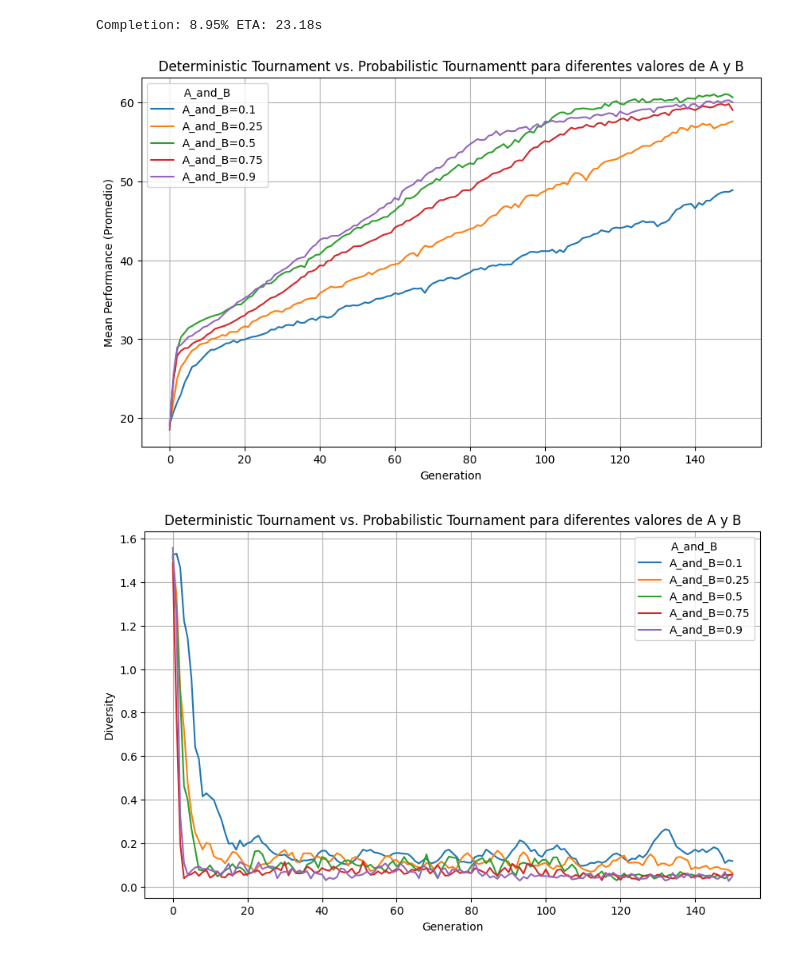
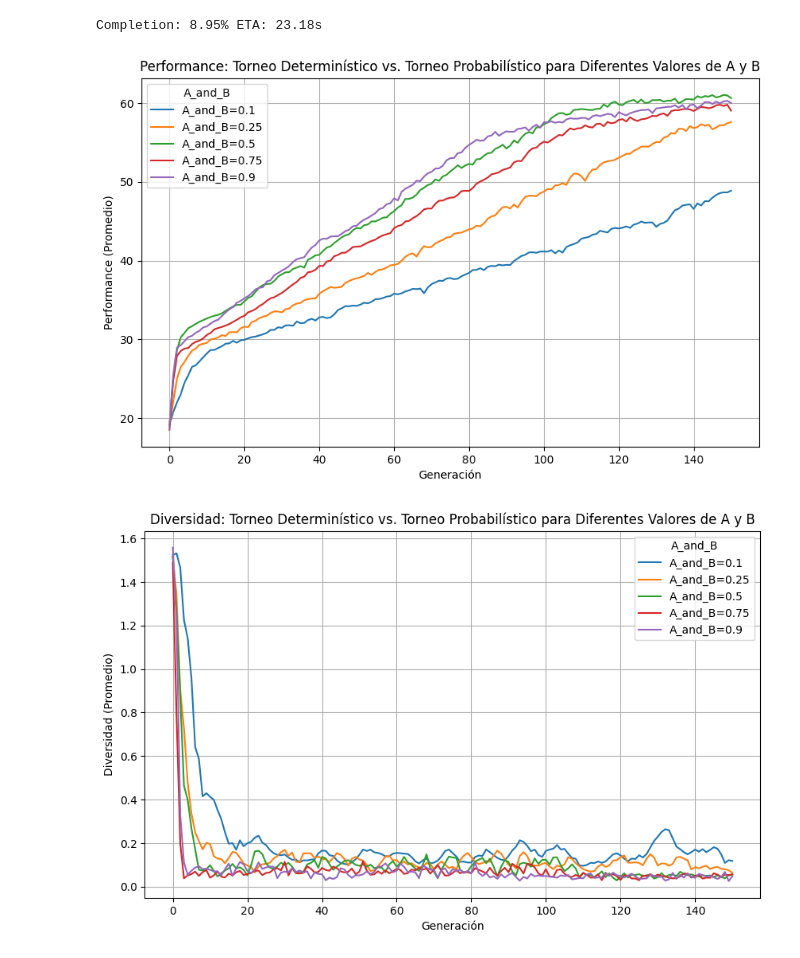
Before and after one commit to Ian-Arnott/TPs-SIA, a Jupyter notebook: Tp2/final_final_data_analysis.ipynb, the cells around one changed output. Saved outputs shown, nothing was run; the diff lists cells and outputs as text; code cells hidden in the pictures.

Commit message:
Update graphs

```diff
--- a/Tp2/final_final_data_analysis.ipynb
+++ b/Tp2/final_final_data_analysis.ipynb
@@ -509,46 +509,46 @@ for value in unique_values_A_and_B:
     plt.plot(mean_performance_avg.index, mean_performance_avg, label=f'A_and_B={value}')
 
 # Configurar etiquetas y leyenda
-plt.xlabel('Generation')
-plt.ylabel('Mean Performance (Promedio)')
-plt.title('Deterministic Tournament vs. Probabilistic Tournamentt para diferentes valores de A y B')
+plt.xlabel('Generación')
+plt.ylabel('Performance (Promedio)')
+plt.title('Performance: Torneo Determinístico vs. Torneo Probabilístico para Diferentes Valores de A y B')
 plt.legend(title='A_and_B')
 
 # Mostrar el gráfico
 plt.grid(True)
 plt.show()
 # %% [output]
-[figure, old version]
+[figure, new version]
 # %%
 import pandas as pd
 import matplotlib.pyplot as plt
 
 # Cargar el archivo CSV en un DataFrame de Pandas
 data = pd.read_csv('data/datos8.csv')
 
 # Obtener los valores únicos de A_and_B
 unique_values_A_and_B = data['A_and_B'].unique()
 
 # Crear un gráfico para cada valor de A_and_B
 plt.figure(figsize=(10, 6))  # Tamaño del gráfico
 
 for value in unique_values_A_and_B:
     subset = data[data['A_and_B'] == value]
 
     # Calcular el promedio de mean_performance para las 10 corridas
     mean_diversity_avg = subset.groupby('generation')['diversity'].mean()
 
     # Crear un gráfico de línea para el promedio de mean_performance
     plt.plot(mean_diversity_avg.index, mean_diversity_avg, label=f'A_and_B={value}')
 
 # Configurar etiquetas y leyenda
-plt.xlabel('Generation')
-plt.ylabel('Diversity')
-plt.title('Deterministic Tournament vs. Probabilistic Tournament para diferentes valores de A y B')
+plt.xlabel('Generación')
+plt.ylabel('Diversidad (Promedio)')
+plt.title('Diversidad: Torneo Determinístico vs. Torneo Probabilístico para Diferentes Valores de A y B')
 plt.legend(title='A_and_B')
 
 # Mostrar el gráfico
 plt.grid(True)
 plt.show()
 # %% [output]
-[figure, old version]
+[figure, new version]
```
Also changed, not shown: parts of 2 cells of this notebook.
